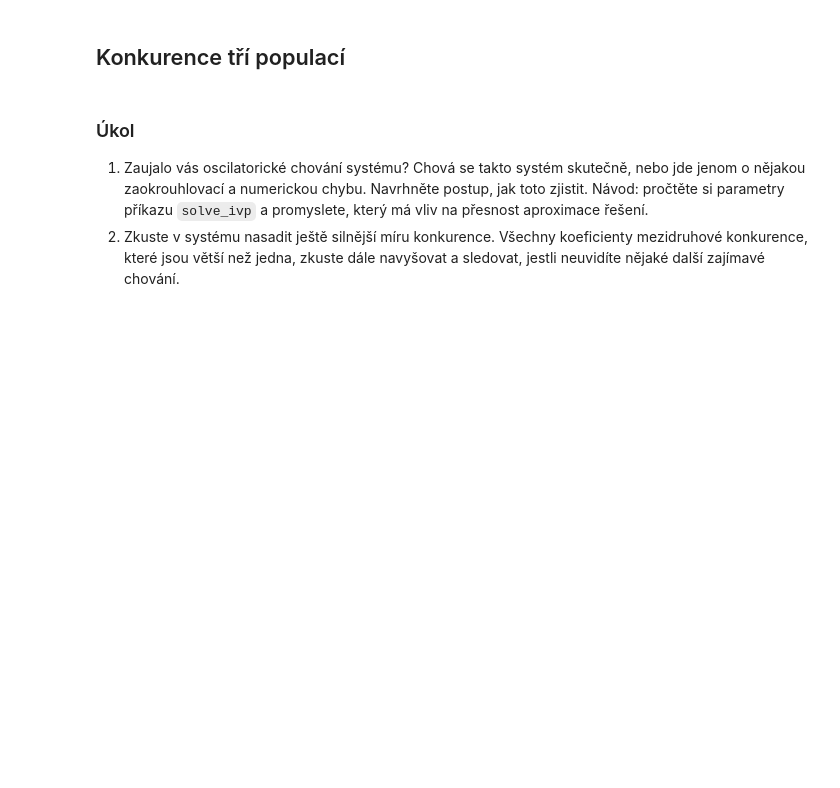
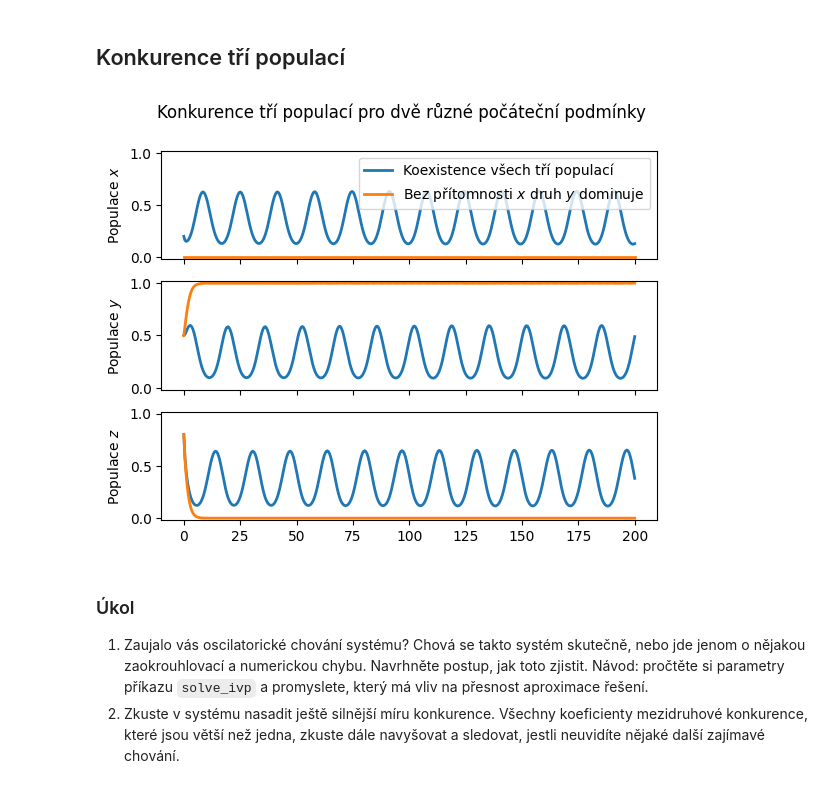
Before and after one commit to robert-marik/dmp, a Jupyter notebook: cviceni/cviceni_09.ipynb, the cells around one changed output. Saved outputs shown, nothing was run; the diff lists cells and outputs as text; code cells hidden in the pictures; blank space fills up the shorter version.

Commit message:
odstraneni dense output

```diff
--- a/cviceni/cviceni_09.ipynb
+++ b/cviceni/cviceni_09.ipynb
@@ -21,29 +21,32 @@ parametry = (1, 1,   0.3, 1.6,
 pocatecni_podminky = [ [.2,.5,0.8],
                        [0,.5,0.8],
                      ]
+
+t = np.linspace(*meze,400)
 reseni = [
     solve_ivp(
         konkurence_tri,
         meze,
         pocatecni_podminka,
-        dense_output=True,
+        t_eval=t,
         args=parametry
         )
     for pocatecni_podminka in pocatecni_podminky];
 # %%
-t = np.linspace(*meze,400)
 popisky=[rf"Populace ${i}$" for i in ["x","y","z"]]
 fig,ax = plt.subplots(3,1,sharex=True)
 
 for barva,res in enumerate(reseni):
     for i in range(len(ax)):
-        ax[i].plot(t,res.sol(t)[i],color="C"+str(barva),lw=2)
+        ax[i].plot(t,res.y[i],color="C"+str(barva),lw=2)
         ax[i].set(
             ylim=(-0.02,1.02),
             ylabel=popisky[i],
         )
 plt.suptitle("Konkurence tří populací pro dvě různé počáteční podmínky")
 ax[0].legend(["Koexistence všech tří populací",r"Bez přítomnosti $x$ druh $y$ dominuje"]);
+# %% [output]
+[figure, added]
 # %% [markdown]
 ### Úkol
 
```
Also changed, not shown: 3 other files.
